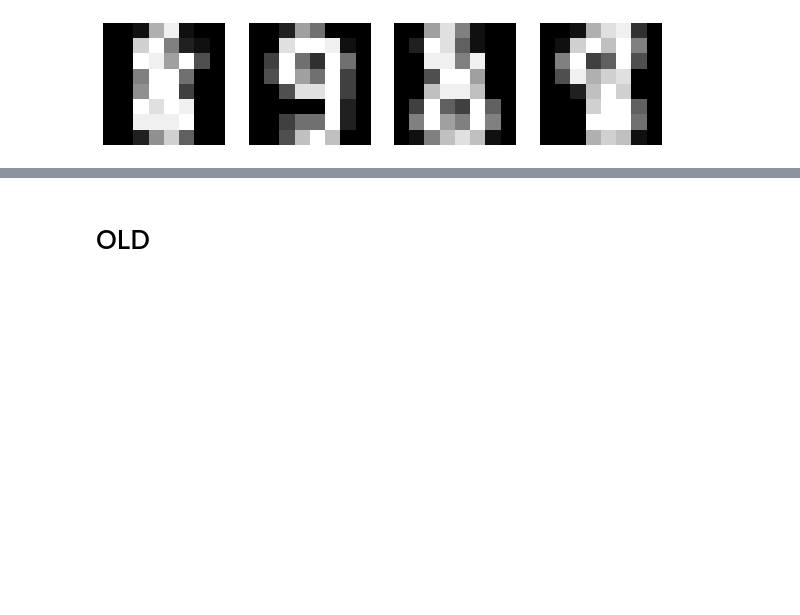
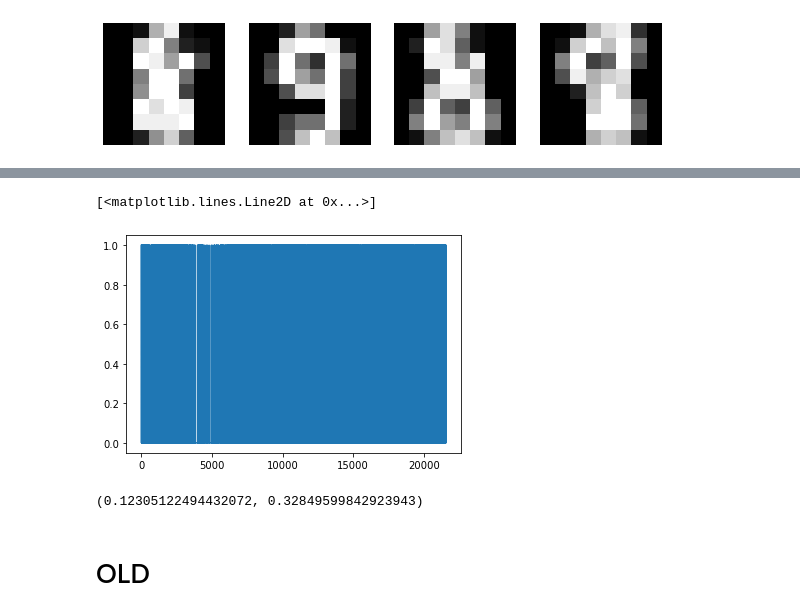
Before and after one commit to FinAminToastCrunch/Neural-Matched-Pursuit, a Jupyter notebook: neural_matched_pursuit.ipynb, the cells around one changed output, grey strips where cells are left out. Cells and saved outputs as stored; diff of their text form; code cells hidden in the pictures; blank space fills up the shorter version.

```diff
--- a/neural_matched_pursuit.ipynb
+++ b/neural_matched_pursuit.ipynb
@@ -567,0 +571,9 @@ Average 2-norm: 8.803099668164425
+# %%
+plt.plot(env.decisions)
+# %% [output]
+[<matplotlib.lines.Line2D at 0x...>]
+[figure, added]
+# %%
+np.mean(env.decisions), np.std(env.decisions)
+# %% [output]
+(0.12305122494432072, 0.32849599842923943)
```
Also changed, not shown: parts of 16 cells of this notebook.
